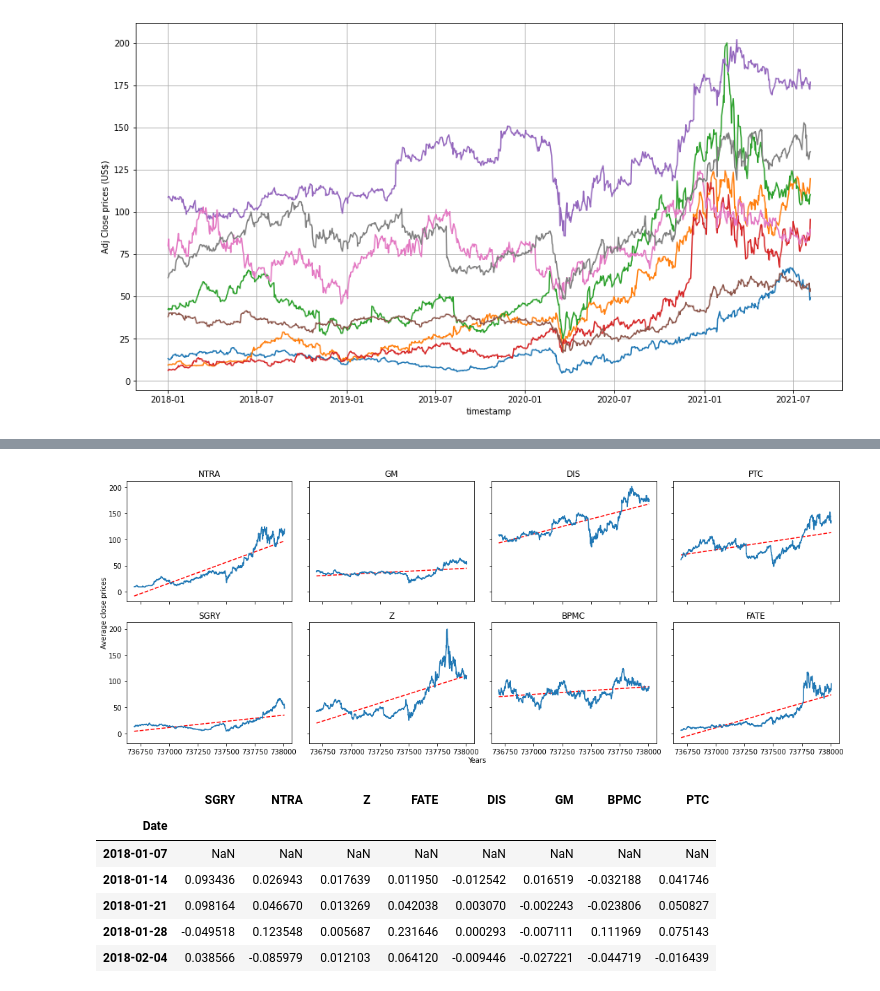
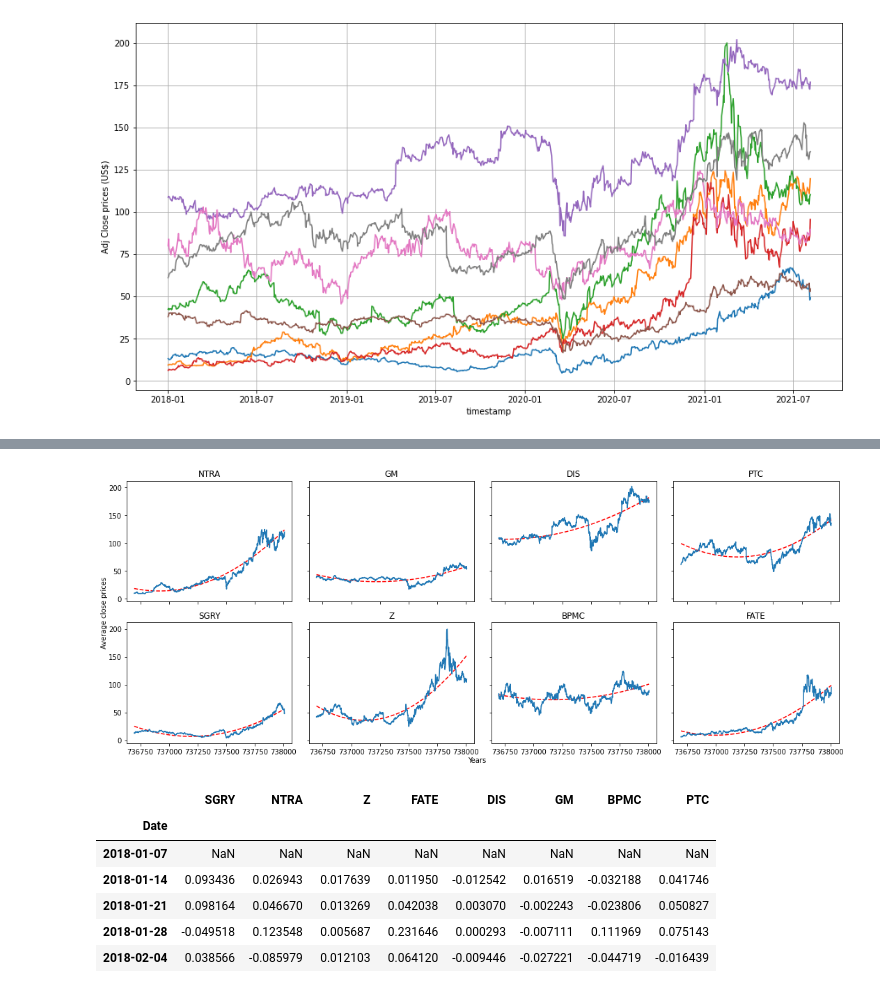
Before and after one commit to saritmaitra/Momentum_Trading, a Jupyter notebook: Weekly_Series_Momentum_Signal.ipynb, the cells around one changed output, grey strips where cells are left out. Saved outputs shown, nothing was run; the diff lists cells and outputs as text; code cells hidden in the pictures.

```diff
--- a/Weekly_Series_Momentum_Signal.ipynb
+++ b/Weekly_Series_Momentum_Signal.ipynb
@@ -60,67 +84,67 @@ X = df.Date.values
 fig, ax = plt.subplots(2, 4, figsize=(15,6), sharex=True, sharey=True)
 
 # SGRY
-z = np.polyfit(X, df['SGRY'].values, 1)
+z = np.polyfit(X, df['SGRY'].values, 2)
 p = np.poly1d(z)
 ax[1, 0].plot(X,p(X),"r--")
 ax[1, 0].plot(X, df['SGRY'])
 ax[1, 0].set_title('SGRY', fontsize=12)
 
 # NTRA
-z = np.polyfit(X, df['NTRA'].values, 1)
+z = np.polyfit(X, df['NTRA'].values, 2)
 p = np.poly1d(z)
 ax[0, 0].plot(X,p(X),"r--")
 ax[0, 0].plot(X, df['NTRA'] )
 ax[0, 0].set_title('NTRA', fontsize=12)
 
 # Z
-z = np.polyfit(X, df['Z'], 1)
+z = np.polyfit(X, df['Z'], 2)
 p = np.poly1d(z)
 ax[1, 1].plot(X,p(X),"r--")
 ax[1, 1].plot(X, df['Z'])
 ax[1, 1].set_title('Z', fontsize=12)
 
 # BPMC
-z = np.polyfit(X, df['BPMC'], 1)
+z = np.polyfit(X, df['BPMC'], 2)
 p = np.poly1d(z)
 ax[1, 2].plot(X,p(X),"r--")
 ax[1, 2].plot(X,  df['BPMC'])
 ax[1, 2].set_title('BPMC', fontsize=12)
 
 # FATE
-z = np.polyfit(X, df['FATE'], 1)
+z = np.polyfit(X, df['FATE'], 2)
 p = np.poly1d(z)
 ax[1, 3].plot(X,p(X),"r--")
 ax[1, 3].plot(X,  df['FATE'])
 ax[1, 3].set_title('FATE', fontsize=12)
 
 # GM
-z = np.polyfit(X, df['GM'], 1)
+z = np.polyfit(X, df['GM'], 2)
 p = np.poly1d(z)
 ax[0, 1].plot(X,p(X),"r--")
 ax[0, 1].plot(X,  df['GM'])
 ax[0, 1].set_title('GM', fontsize=12)
 
 # GM
-z = np.polyfit(X, df['DIS'], 1)
+z = np.polyfit(X, df['DIS'], 2)
 p = np.poly1d(z)
 ax[0, 2].plot(X,p(X),"r--")
 ax[0, 2].plot(X,  df['DIS'])
 ax[0, 2].set_title('DIS', fontsize=12)
 
 # PTC
-z = np.polyfit(X, df['PTC'], 1)
+z = np.polyfit(X, df['PTC'], 2)
 p = np.poly1d(z)
 ax[0, 3].plot(X,p(X),"r--", label = 'Trend line')
 ax[0, 3].plot(X,  df['PTC'])
 ax[0, 3].set_title('PTC', fontsize=12)
 
 # Draw the plot
 fig.text(0.5, 0.00, 'Years', ha='center')
 fig.text(0.00, 0.5, 'Average close prices', va='center', rotation='vertical')
 plt.tight_layout()
 # %% [output]
-[figure, old version]
+[figure, new version]
 # %%
 # monthly_ret = prices.pct_change().resample('m').agg(lambda x: (x+1).prod() - 1)
 # monthly_ret
```
Also changed, not shown: parts of 9 cells of this notebook.
